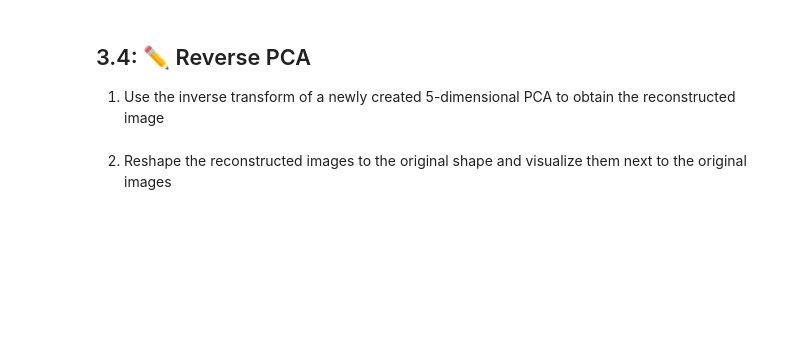
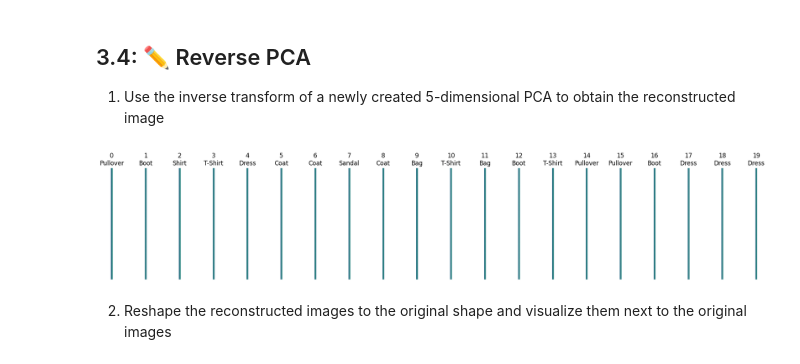
Before and after one commit to SchnilchMitte/ML-Template, a Jupyter notebook: A3_Principal_Component_Analysis.ipynb, the cells around one changed output. Saved outputs shown, nothing was run; the diff lists cells and outputs as text; code cells hidden in the pictures; blank space fills up the shorter version.

```diff
--- a/A3_Principal_Component_Analysis.ipynb
+++ b/A3_Principal_Component_Analysis.ipynb
@@ -464,0 +481,10 @@ array([0.29011353, 0.17727668, 0.060227  , 0.04970272, 0.03839289])
+# %%
+# TODO: Implement
+pca = PCA(n_components=5)
+x_reduced = pca.fit_transform(fm_X)
+print(x_reduced)
+variance_X = pca.explained_variance_ratio_
+
+print(variance_X)
+for index, val in enumerate(variance_X):
+    print(index," :", val*100, "%")
@@ -482,2 +545,17 @@ array([ 940.0149788 , 1264.93489865])
+# %%
+# TODO: Implement
+
+x_reduced_reversed = pca.inverse_transform(x_reduced)
+
+num_samples = 20
+ax = plt.subplots(nrows=1, ncols=num_samples, figsize=(24, 4))[1]
+
+for i in range(num_samples):
+    ax[i].set_axis_off()
+    ax[i].set_title(f"{i}\n{fm_labels[fm.Category[i]]}")
+    ax[i].imshow(x_reduced_reversed)
+plt.show()
+# %% [output]
+[figure, added]
 # %% [markdown]
 2. Reshape the reconstructed images to the original shape and visualize them next to the original images
```
Also changed, not shown: parts of 15 cells of this notebook.
